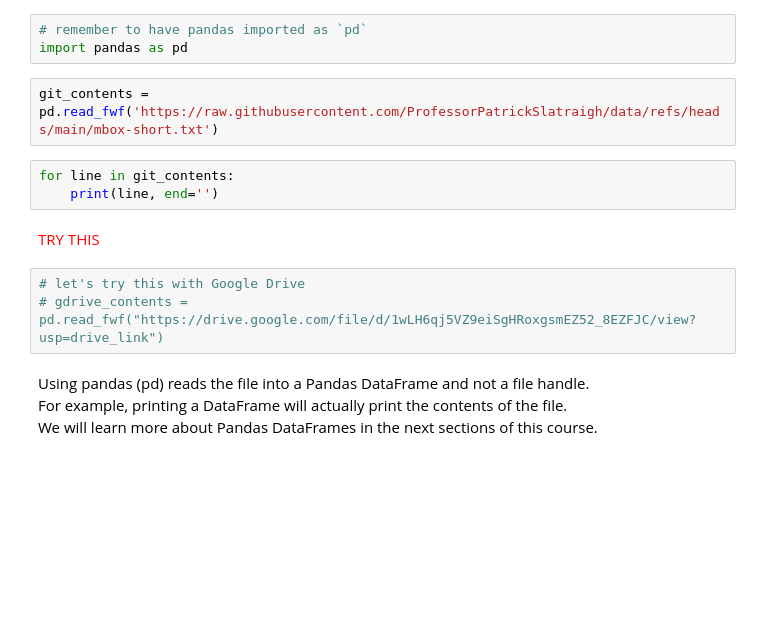
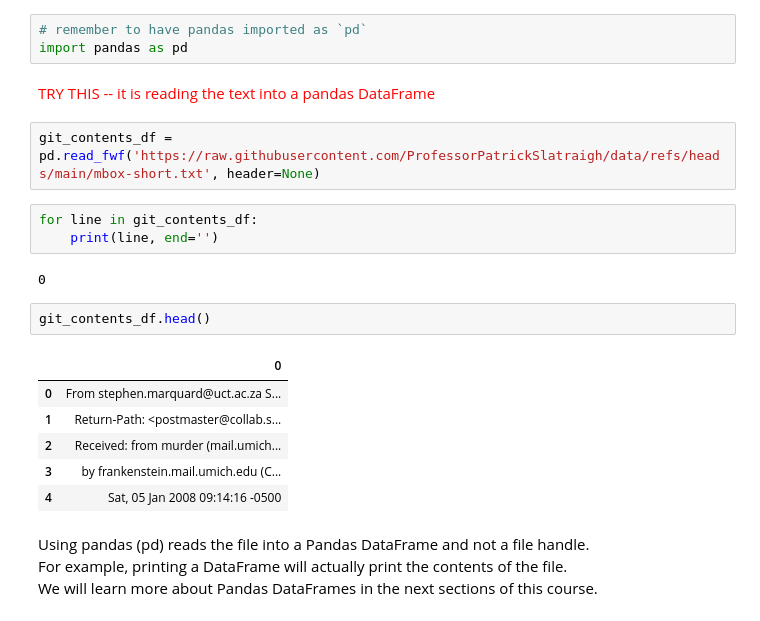
Before and after one commit to ProfessorPatrickSlatraigh/CST2312_H11, a Jupyter notebook: CST2312_H11_Spr2025_Class_06_11_Sep_2025.ipynb, the cells around one changed output. Drawn from its saved outputs; the diff is of its cells as text; blank space fills up the shorter version.

```diff
--- a/CST2312_H11_Spr2025_Class_06_11_Sep_2025.ipynb
+++ b/CST2312_H11_Spr2025_Class_06_11_Sep_2025.ipynb
@@ -340,16 +346,24 @@ From Github we navigated to the "mbox-short.txt" file and viewed it in it's raw
 # %%
 # remember to have pandas imported as `pd`
 import pandas as pd
+# %% [markdown]
+<font color=red> TRY THIS -- it is reading the text into a pandas DataFrame </font>
 # %%
-git_contents = pd.read_fwf('https://raw.githubusercontent.com/ProfessorPatrickSlatraigh/data/refs/heads/main/mbox-short.txt')
+git_contents_df = pd.read_fwf('https://raw.githubusercontent.com/ProfessorPatrickSlatraigh/data/refs/heads/main/mbox-short.txt', header=None)
 # %%
-for line in git_contents:
+for line in git_contents_df:
     print(line, end='')
+# %% [output]
+0
-# %% [markdown]
-<font color=red> TRY THIS </font>
-# %%
-# let's try this with Google Drive
-# gdrive_contents = pd.read_fwf("https://drive.google.com/file/d/1wLH6qj5VZ9eiSgHRoxgsmEZ52_8EZFJC/view?usp=drive_link")
+# %%
+git_contents_df.head()
+# %% [output]
+|  | 0 |
+| 0 | From stephen.marquard@uct.ac.za S... |
+| 1 | Return-Path: <postmaster@collab.s... |
+| 2 | Received: from murder (mail.umich... |
+| 3 | by frankenstein.mail.umich.edu (C... |
+| 4 | Sat, 05 Jan 2008 09:14:16 -0500 |
 # %% [markdown]
 Using pandas (pd) reads the file into a Pandas DataFrame and not a file handle.
 For example, printing a DataFrame will actually print the contents of the file.
```
Also changed, not shown: parts of 2 cells of this notebook.
